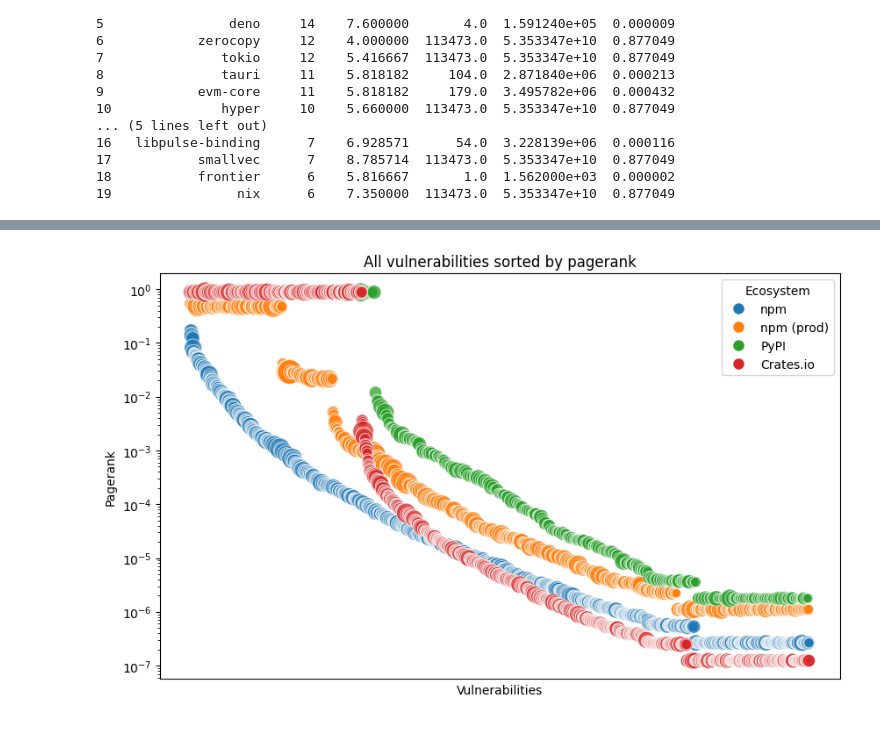
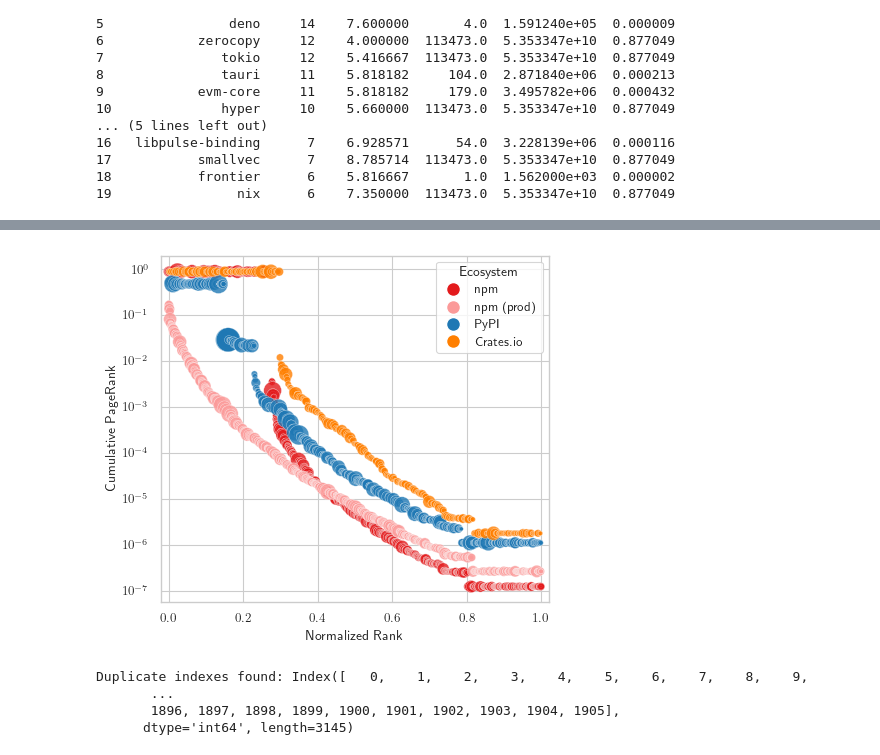
Before and after one commit to janvasiljevic/ina-project, a Jupyter notebook: code/vulnerability/prettygraphs.ipynb, the cells around one changed output, grey strips where cells are left out. Saved outputs shown, nothing was run; the diff lists cells and outputs as text; code cells hidden in the pictures.

Commit message:
Work on graph

```diff
--- a/code/vulnerability/prettygraphs.ipynb
+++ b/code/vulnerability/prettygraphs.ipynb
@@ -237,52 +237,81 @@ npm_dev_vuln["rank"] = np.arange(len(npm_dev_vuln)) / len(npm_dev_vuln)
 npm_dev_vuln = npm_dev_vuln.merge(vuln_list_npm_grouped, on="package", how="left")
 
 
-all_vuln = pd.concat([npm_prod_vuln, pypi_prod_vuln, cargo_vuln, npm_dev_vuln])
+all_vuln = pd.concat([npm_dev_vuln, npm_prod_vuln, pypi_prod_vuln, cargo_vuln])
+# %%
+# matplotlib use latex
+plt.rcParams["text.usetex"] = True
+sns.set_context("paper")
+sns.set_style("whitegrid")
 # %%
-plt.figure(figsize=(10, 6))
-palette = sns.color_palette(as_cmap=False)
+plt.figure(figsize=(5, 4.5))
+
+palette = sns.color_palette("Paired", 10)
+
+
+colors = {
+    "npm": palette[5],
+    "npm (prod)": palette[4],
+    "PyPI": palette[1],
+    "Crates.io": palette[7],
+}
+
+size = (np.log(all_vuln["sum_score"]) ** 2,)
 
 scatter = sns.scatterplot(
     x="rank",
     y="pagerank",
     data=all_vuln,
     hue="Ecosystem",
-    palette=palette,
-    alpha=0.75,
-    size=np.log(all_vuln["sum_score"]),
-    sizes=(10, 400),
+    palette=colors,
+    alpha=0.8,
+    size=np.log(all_vuln["sum_score"]) ** 2,
+    sizes=(0, 300),
     legend=False,
+    # marker='|'
 )
-plt.title("All vulnerabilities sorted by pagerank")
-plt.xlabel("Vulnerabilities")
-plt.ylabel("Pagerank")
+# plt.title("All vulnerabilities sorted by pagerank")
+plt.xlabel("Normalized Rank")
+plt.ylabel("Cumulative PageRank")
 plt.yscale("log")
 
 # Custom legend
 # 1. Add a legend for the 'Ecosystem' hue
 handles, labels = scatter.get_legend_handles_labels()
 hue_labels = all_vuln["Ecosystem"].unique()
 order = ["npm", "npm (prod)", "PyPI", "Crates.io"]
 for i, label in enumerate(order):
     handles.append(
         plt.Line2D(
             [0],
             [0],
             marker="o",
             color="w",
             label=label,
-            markerfacecolor=palette[i],
+            markerfacecolor=colors[label],
             markersize=10,
         )
     )
+wiggle = 0.02
+plt.xlim(0 - wiggle, 1 + wiggle)
+
 # Combine and display the custom legend
 plt.legend(
     handles=handles,
     title="Ecosystem",
     # bbox_to_anchor=(1.05, 1),
     # loc="upper left",
 )
-plt.xticks([])
+# plt.xticks([])
 plt.savefig("vuln_pagerank.pdf", bbox_inches="tight")
 # %% [output]
-[figure, old version]
+[figure, new version]
+# %%
+duplicates = all_vuln.index[all_vuln.index.duplicated()]
+if not duplicates.empty:
+    print("Duplicate indexes found:", duplicates)
+# %% [output]
+Duplicate indexes found: Index([   0,    1,    2,    3,    4,    5,    6,    7,    8,    9,
+       ...
+       1896, 1897, 1898, 1899, 1900, 1901, 1902, 1903, 1904, 1905],
+      dtype='int64', length=3145)
```
Also changed, not shown: parts of 10 cells of this notebook, 2 other files.
